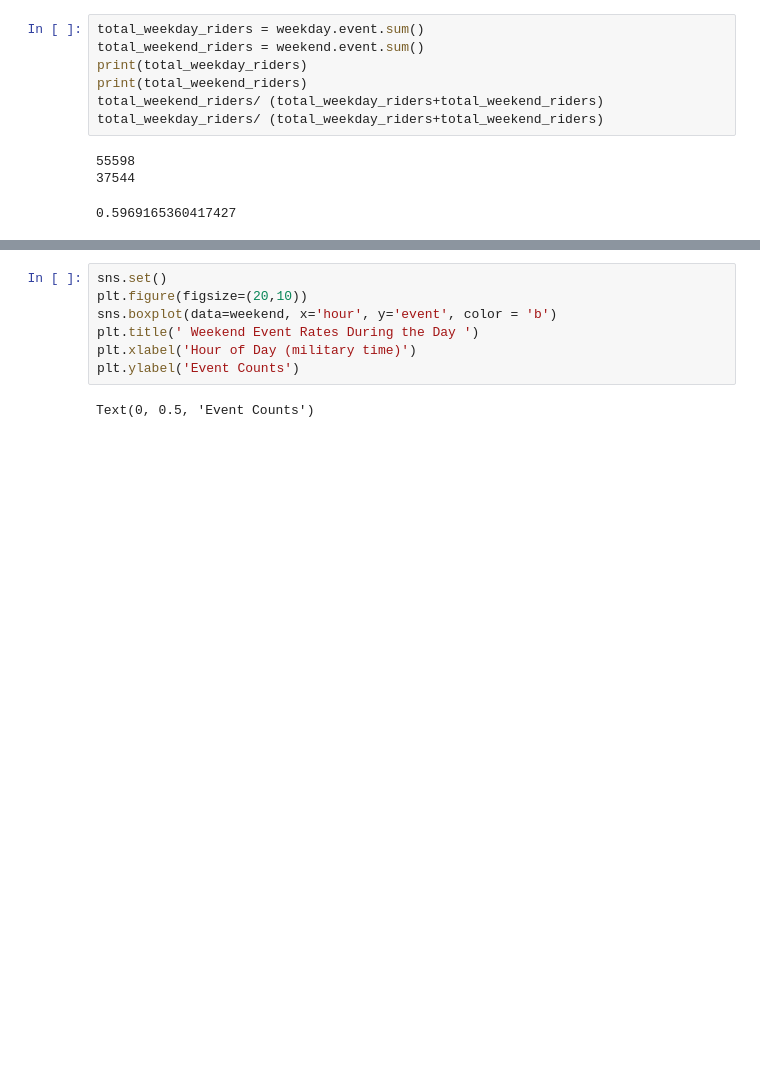
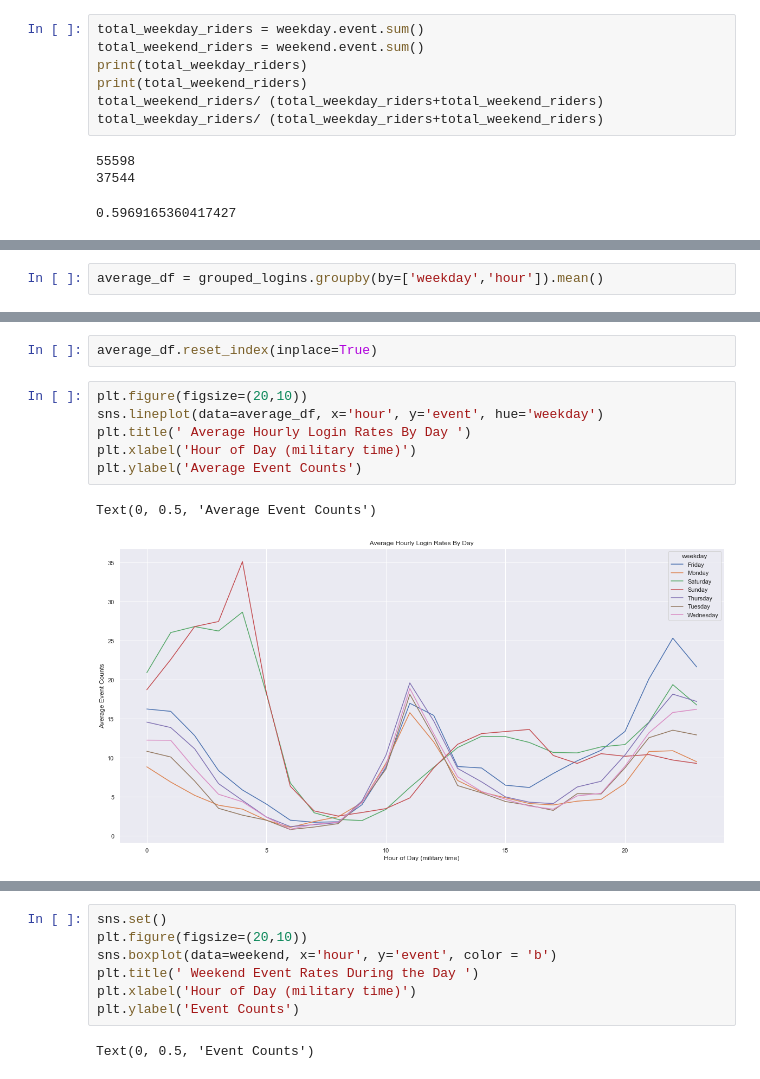
Before and after one commit to mrpalazz/ultimate-tech-inc-data-challenge, a Jupyter notebook: 02.01-data-wrangling.ipynb, the cells around one changed output, grey strips where cells are left out. Saved outputs shown, nothing was run; the diff lists cells and outputs as text; blank space fills up the shorter version.

```diff
--- a/02.01-data-wrangling.ipynb
+++ b/02.01-data-wrangling.ipynb
@@ -105,0 +98,2 @@ sns.histplot(data=grouped_logins, x='weekday', y='event')
+# %%
+average_df = grouped_logins.groupby(by=['weekday','hour']).mean()
@@ -105,0 +109,11 @@ sns.histplot(data=grouped_logins, x='weekday', y='event')
+# %%
+average_df.reset_index(inplace=True)
+# %%
+plt.figure(figsize=(20,10))
+sns.lineplot(data=average_df, x='hour', y='event', hue='weekday')
+plt.title(' Average Hourly Login Rates By Day ')
+plt.xlabel('Hour of Day (military time)')
+plt.ylabel('Average Event Counts')
+# %% [output]
+Text(0, 0.5, 'Average Event Counts')
+[figure, added]
```
Also changed, not shown: parts of 28 cells of this notebook.
